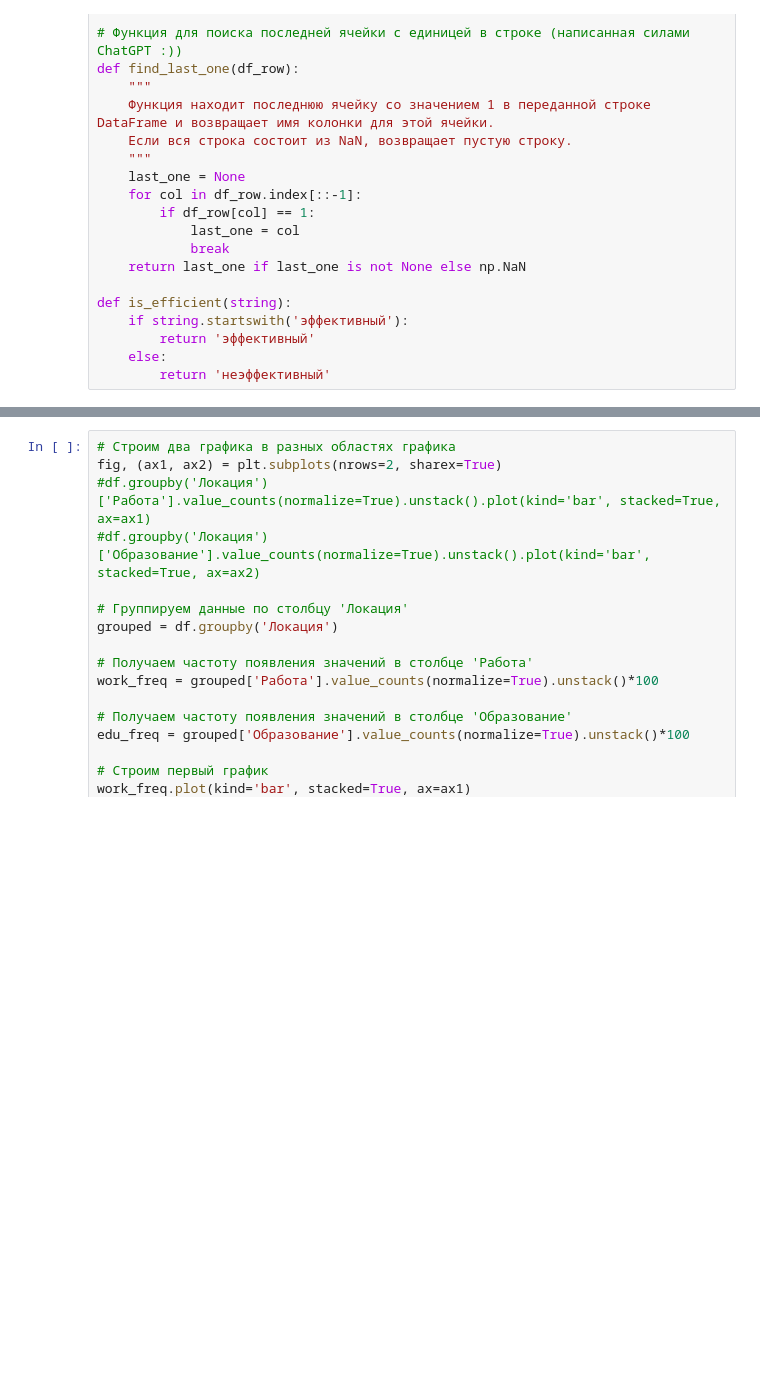
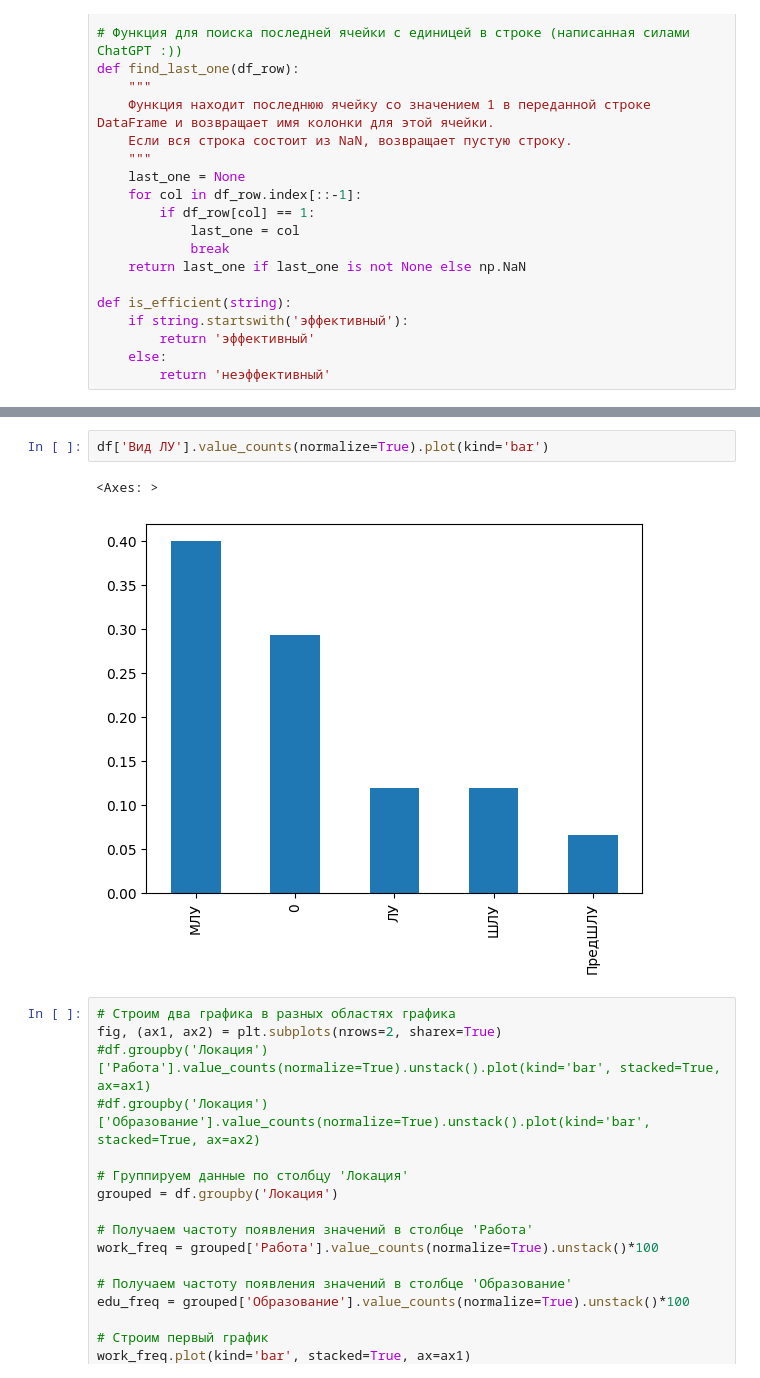
Before and after one commit to D-314/cyber-tuber, a Jupyter notebook: processing.ipynb, the cells around one changed output, grey strips where cells are left out. Cells and saved outputs as stored; diff of their text form; blank space fills up the shorter version.

```diff
--- a/processing.ipynb
+++ b/processing.ipynb
@@ -80,4 +84,9 @@ df
 75 rows × 7 columns
+# %%
+df['Вид ЛУ'].value_counts(normalize=True).plot(kind='bar')
+# %% [output]
+<Axes: >
+[figure, added]
 # %%
 # Строим два графика в разных областях графика
 fig, (ax1, ax2) = plt.subplots(nrows=2, sharex=True)
```
Also changed, not shown: parts of 2 cells of this notebook.
